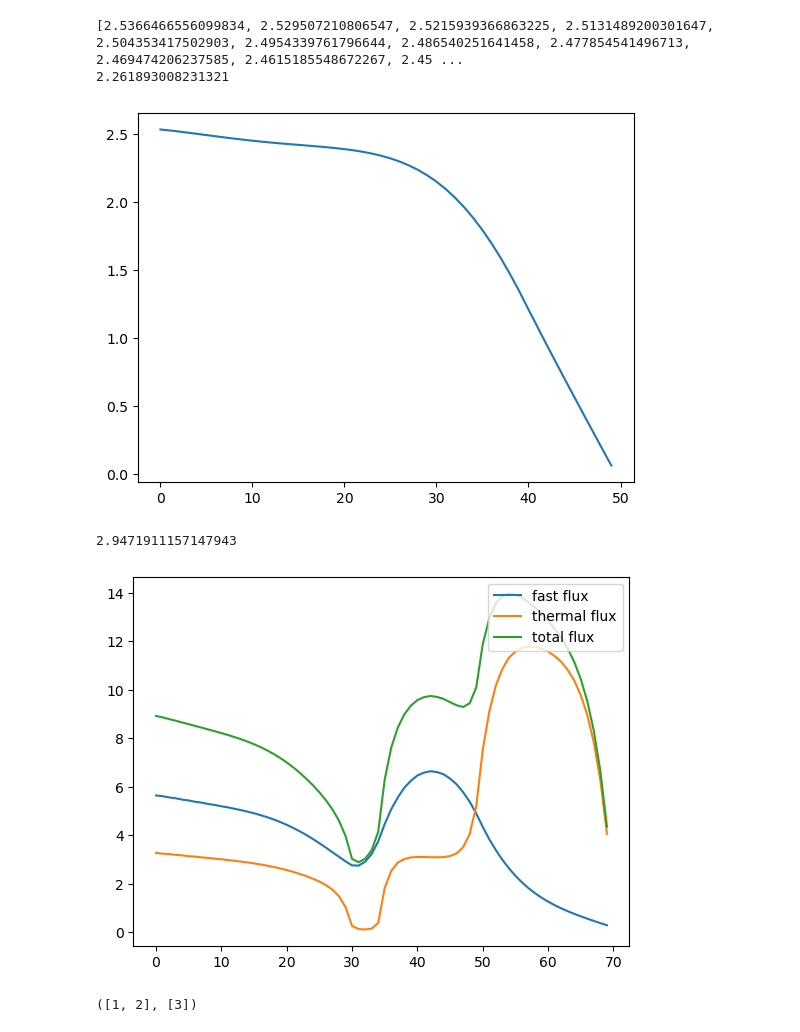
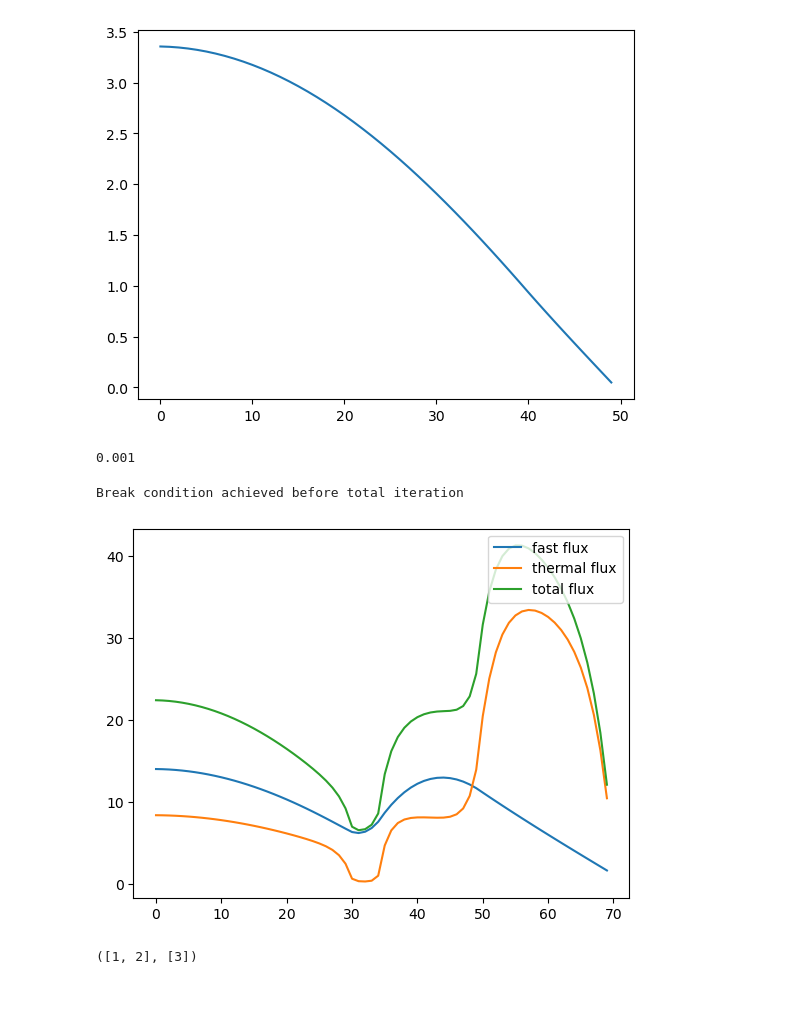
Before and after one commit to jeongminKangKang/term_project, a Jupyter notebook: 로이론 term project.ipynb, the cells around one changed output. Cells and saved outputs as stored; diff of their text form; code cells hidden in the pictures; blank space fills up the shorter version.

```diff
--- a/로이론 term project.ipynb
+++ b/로이론 term project.ipynb
@@ -12,7 +12,8 @@ k=1
 #s=[region1['vmicroxs_fis']*mesh_size/k for _ in range(int(region1['length'][2]//mesh_size))]+[region2['vmicroxs_fis']*mesh_size/k for _ in range(int(region2['length'][2]//mesh_size))]
 
 
-for i in range(100):
+for i in range(1000):
+    old_k=k
     temp_flux=[]
     s=[region1['vmicroxs_fis']*flux[i1]*mesh_size/k for i1 in range(int(region1['length'][1]-region1['length'][0]//mesh_size))]+[region2['vmicroxs_fis']*flux[i1]*mesh_size/k for i1 in range(int(region2['length'][1]-region2['length'][0]//mesh_size))]
     for j in range(len(flux)):
@@ -42,17 +43,30 @@ for i in range(100):
     k=k*(upper/lower)
     flux=temp_flux
 
+    new_s = [region1['vmicroxs_fis']*flux[i1]*mesh_size/k for i1 in range(int(region1['length'][1]-region1['length'][0]//mesh_size))]+[region2['vmicroxs_fis']*flux[i1]*mesh_size/k for i1 in range(int(region2['length'][1]-region2['length'][0]//mesh_size))]
+    max_del_s=0
+    for i in range(len(s)):
+        if s[i] != 0:
+            max_del_s = max((new_s[i]-s[i])/s[i],max_del_s)
+    del_k = (k-old_k)/old_k
+    if max_del_s < 10**-5 and del_k < 10**-6:
+        print('Break condition achieved before total iteration')
+        #실험해보니 iter=(1000,10000)사이에서 만족
+        break
+
 
 x = np.arange(len(flux))
 y = flux
-print(flux)
-print(k)
+#print(flux)
+#print(k)
 plt.plot(x,y)
 plt.show()
 # %% [output]
-[2.5366466556099834, 2.529507210806547, 2.5215939366863225, 2.5131489200301647, 2.504353417502903, 2.4954339761796644, 2.486540251641458, 2.477854541496713, 2.469474206237585, 2.4615185548672267, 2.45 ...
-2.261893008231321
-[figure, old version]
+[figure, new version]
+# %%
+print(10**-3)
+# %% [output]
+0.001
 # %%
 from matplotlib import pyplot as plt
 import numpy as np
@@ -75,13 +89,14 @@ k=1
 #s=s1+s2+s3+s4
 
 
-for i in range(100):
+for i in range(10000):
+    old_k=k
     temp_fast_flux=[]
     s1=[(region1['vmicroxs_fis1']*fast_flux[i1]+region1['vmicroxs_fis2']*thermal_flux[i1])*mesh_size/k for i1 in range(int((region1['length'][1]-region1['length'][0])//mesh_size))]
-    s2=[(region2['vmicroxs_fis1']*fast_flux[i1]+region2['vmicroxs_fis2']*thermal_flux[i1])*mesh_size/k for i1 in range(int((region2['length'][1]-region2['length'][0])//mesh_size))]
+    s_2=[(region2['vmicroxs_fis1']*fast_flux[i1]+region2['vmicroxs_fis2']*thermal_flux[i1])*mesh_size/k for i1 in range(int((region2['length'][1]-region2['length'][0])//mesh_size))]
     s3=[(region3['vmicroxs_fis1']*fast_flux[i1]+region3['vmicroxs_fis2']*thermal_flux[i1])*mesh_size/k for i1 in range(int((region3['length'][1]-region3['length'][0])//mesh_size))]
     s4=[(region4['vmicroxs_fis1']*fast_flux[i1]+region4['vmicroxs_fis2']*thermal_flux[i1])*mesh_size/k for i1 in range(int((region4['length'][1]-region4['length'][0])//mesh_size))]
-    s=s1+s2+s3+s4
+    s=s1+s_2+s3+s4
 
     for j in range(len(fast_flux)):
         if j < region1['length'][1]:
@@ -179,36 +194,65 @@ for i in range(100):
     upp1 = sum([(region1['vmicroxs_fis1']*temp_fast_flux[i1]+region1['vmicroxs_fis2']*temp_thermal_flux[i1])*mesh_size for i1 in range(int((region1['length'][1]-region1['length'][0])/mesh_size))])
     upp2 = sum([(region2['vmicroxs_fis1']*temp_fast_flux[i1]+region2['vmicroxs_fis2']*temp_thermal_flux[i1])*mesh_size for i1 in range(int((region2['length'][1]-region2['length'][0])/mesh_size))])
     upp3 = sum([(region3['vmicroxs_fis1']*temp_fast_flux[i1]+region3['vmicroxs_fis2']*temp_thermal_flux[i1])*mesh_size for i1 in range(int((region3['length'][1]-region3['length'][0])/mesh_size))])
     upp4 = sum([(region4['vmicroxs_fis1']*temp_fast_flux[i1]+region4['vmicroxs_fis2']*temp_thermal_flux[i1])*mesh_size for i1 in range(int((region4['length'][1]-region4['length'][0])/mesh_size))])
     upper=  upp1+upp2+upp3+upp4
 
     low1 = sum([(region1['vmicroxs_fis1']*fast_flux[i1]+region1['vmicroxs_fis2']*thermal_flux[i1])*mesh_size for i1 in range(int((region1['length'][1]-region1['length'][0])/mesh_size))])
     low2 = sum([(region2['vmicroxs_fis1']*fast_flux[i1]+region2['vmicroxs_fis2']*thermal_flux[i1])*mesh_size for i1 in range(int((region2['length'][1]-region2['length'][0])/mesh_size))])
     low3 = sum([(region3['vmicroxs_fis1']*fast_flux[i1]+region3['vmicroxs_fis2']*thermal_flux[i1])*mesh_size for i1 in range(int((region3['length'][1]-region3['length'][0])/mesh_size))])
     low4 = sum([(region4['vmicroxs_fis1']*fast_flux[i1]+region4['vmicroxs_fis2']*thermal_flux[i1])*mesh_size for i1 in range(int((region4['length'][1]-region4['length'][0])/mesh_size))])
     lower=low1+low2+low3+low4
 
     k=k*(upper/lower)
     fast_flux=temp_fast_flux
     thermal_flux=temp_thermal_flux
 
-print(k)
+    s1=[(region1['vmicroxs_fis1']*fast_flux[i1]+region1['vmicroxs_fis2']*thermal_flux[i1])*mesh_size/k for i1 in range(int((region1['length'][1]-region1['length'][0])//mesh_size))]
+    s_2=[(region2['vmicroxs_fis1']*fast_flux[i1]+region2['vmicroxs_fis2']*thermal_flux[i1])*mesh_size/k for i1 in range(int((region2['length'][1]-region2['length'][0])//mesh_size))]
+    s3=[(region3['vmicroxs_fis1']*fast_flux[i1]+region3['vmicroxs_fis2']*thermal_flux[i1])*mesh_size/k for i1 in range(int((region3['length'][1]-region3['length'][0])//mesh_size))]
+    s4=[(region4['vmicroxs_fis1']*fast_flux[i1]+region4['vmicroxs_fis2']*thermal_flux[i1])*mesh_size/k for i1 in range(int((region4['length'][1]-region4['length'][0])//mesh_size))]
+    new_s=s1+s_2+s3+s4
+
+    max_del_s=0
+    for i in range(len(s)):
+        if s[i] != 0:
+            max_del_s = max((new_s[i]-s[i])/s[i],max_del_s)
+
+    s21=[region1['microxs_sca']*fast_flux[i1]*mesh_size for i1 in range((region1['length'][1]-region1['length'][0])//mesh_size)]
+    s22=[region2['microxs_sca']*fast_flux[i1]*mesh_size for i1 in range((region2['length'][1]-region2['length'][0])//mesh_size)]
+    s23=[region3['microxs_sca']*fast_flux[i1]*mesh_size for i1 in range((region3['length'][1]-region3['length'][0])//mesh_size)]
+    s24=[region4['microxs_sca']*fast_flux[i1]*mesh_size for i1 in range((region4['length'][1]-region4['length'][0])//mesh_size)]
+    new_s2=s21+s22+s23+s24
+
+    max_del_s2=0
+    for i in range(len(s2)):
+        if s2[i] != 0:
+            max_del_s2 = max((new_s2[i]-s2[i])/s2[i],max_del_s2)
+    del_k = (k-old_k)/old_k
+    if max_del_s < 10**-5 and max_del_s2 < 10**-5:
+        if del_k < 10**-6:
+            print('Break condition achieved before total iteration')
+            #실험해보니 iter=(1000,10000)사이에서 만족
+            break
+
+
+#print(k)
 x1 = np.arange(len(fast_flux))
 y1 = fast_flux
 plt.plot(x1,y1,label='fast flux')
 x2 = np.arange(len(thermal_flux))
 y2 = thermal_flux
 plt.plot(x2,y2,label='thermal flux')
 
 tot_flux=[fast_flux[i]+thermal_flux[i] for i in range(len(fast_flux))]
 x3 = np.arange(len(tot_flux))
 y3 = tot_flux
 plt.plot(x3,y3,label='total flux')
 plt.legend(loc='upper right')
 plt.show()
 # %% [output]
-2.9471911157147943
+Break condition achieved before total iteration
-[figure, old version]
+[figure, new version]
 # %%
 a=[1,2],[3]
 
```
